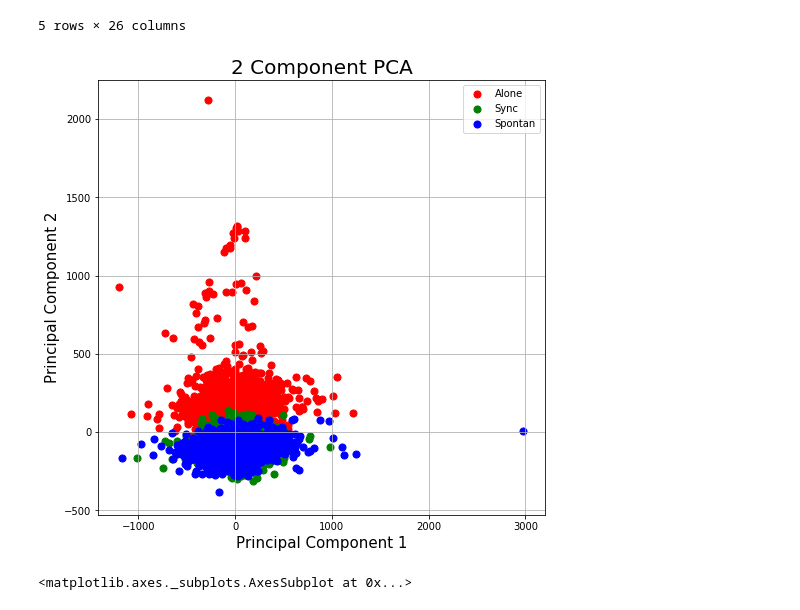
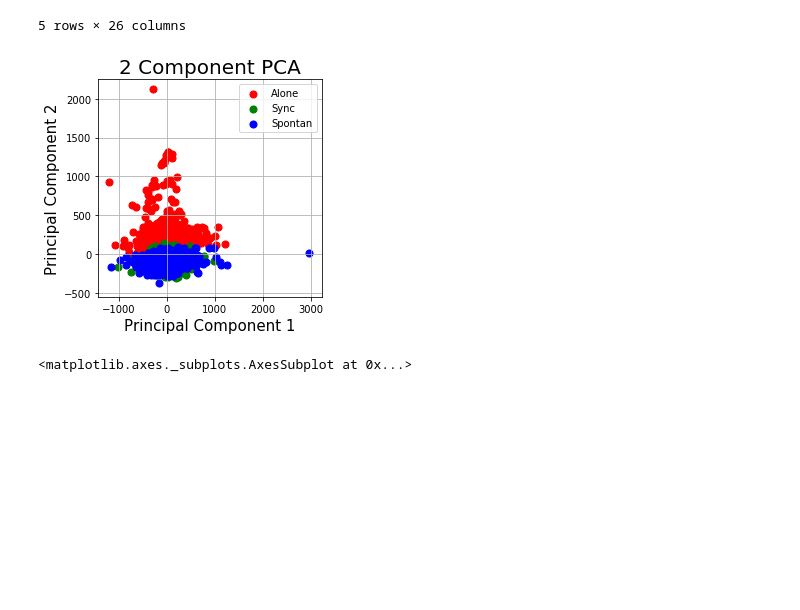
Before and after one commit to RoiPeleg/Datavis-project, a Jupyter notebook: hand recogntion.ipynb, the cells around one changed output. Saved outputs shown, nothing was run; the diff lists cells and outputs as text; code cells hidden in the pictures; blank space fills up the shorter version.

```diff
--- a/hand recogntion.ipynb
+++ b/hand recogntion.ipynb
@@ -162,25 +162,25 @@ final.head()
 | 4 | 208.308774 | 238.581028 | -60.094169 | -50.293135 | -29.172073 | 41.019214 | 0.708271 | 82.316715 | -139.948684 | 32.039933 | ... | ... |
 5 rows × 26 columns
 # %%
-fig = plt.figure(figsize = (8,8))
+fig = plt.figure(figsize = (4,4))
 ax = fig.add_subplot(1,1,1)
 ax.set_xlabel('Principal Component 1', fontsize = 15)
 ax.set_ylabel('Principal Component 2', fontsize = 15)
 ax.set_title('2 Component PCA', fontsize = 20)
 
 
 targets = ['Alone', 'Sync', 'Spontan']
 colors = ['r', 'g', 'b']
 for target, color in zip(targets,colors):
     indicesToKeep = final['Type'] == target
     ax.scatter(final.loc[indicesToKeep, 1]
                , final.loc[indicesToKeep, 2]
                , c = color
                , s = 50)
 ax.legend(targets)
 ax.grid()
 # %% [output]
-[figure, old version]
+[figure, new version]
 # %%
 fig = plt.figure(figsize=(8, 6))
 ax = fig.add_subplot(1,3,1)
```
Also changed, not shown: parts of 6 cells of this notebook.
